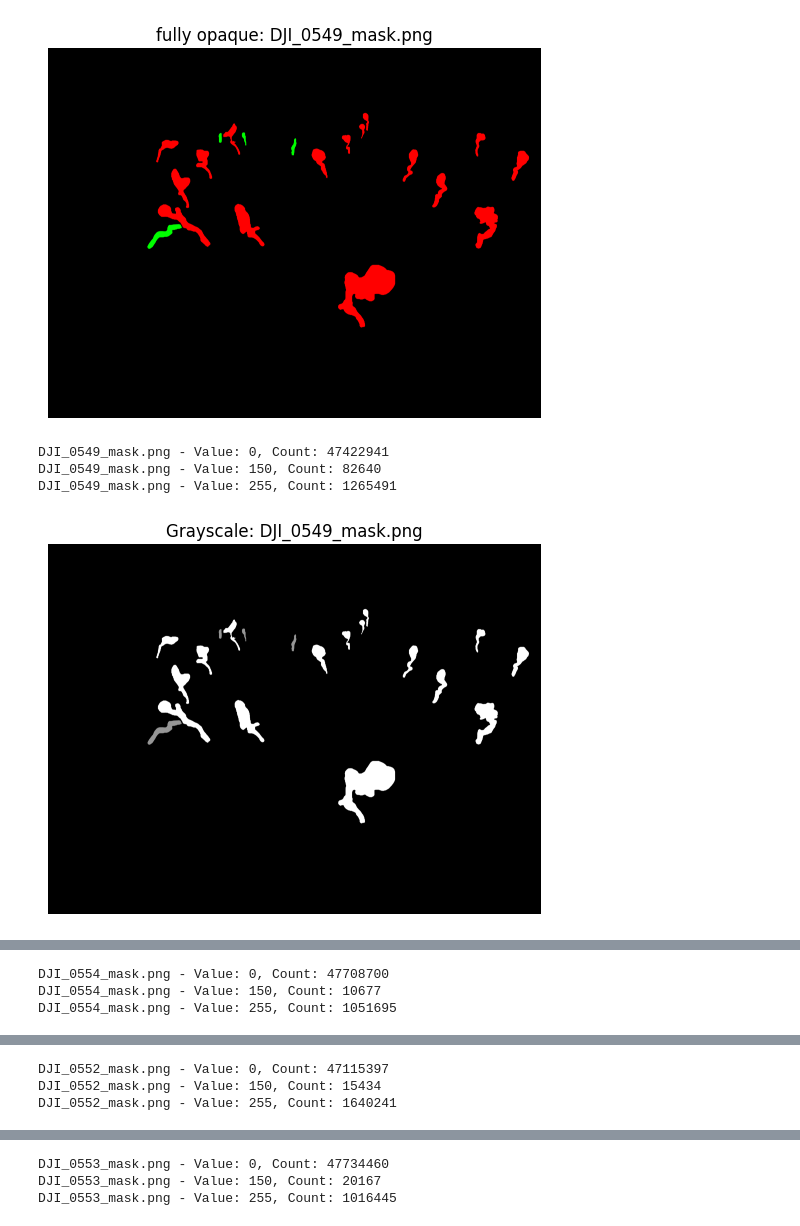
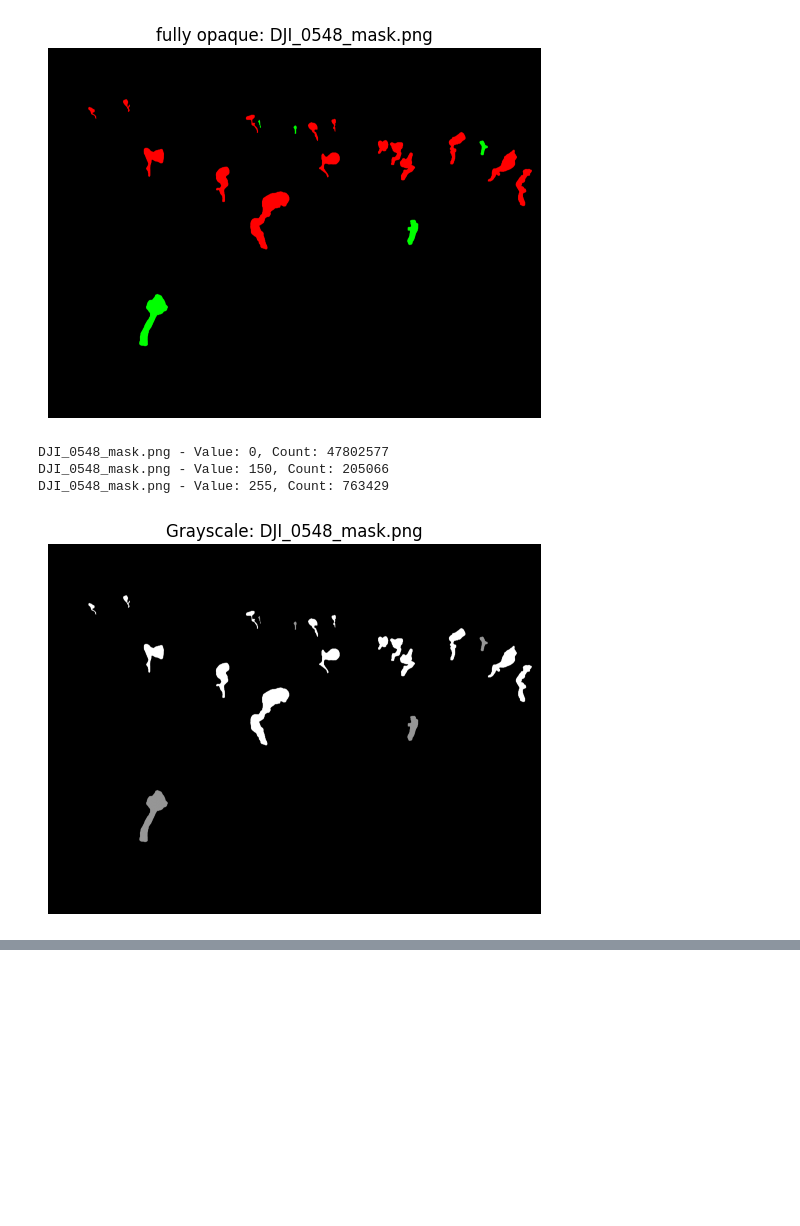
Before and after one commit to frothaut/thesis, a Jupyter notebook: masks.ipynb, the cells around one changed output, grey strips where cells are left out. Saved outputs shown, nothing was run; the diff lists cells and outputs as text; code cells hidden in the pictures; blank space fills up the shorter version.

```diff
--- a/masks.ipynb
+++ b/masks.ipynb
@@ -53,9 +53,17 @@ def fill_regions(image_path, output_path,
     # 8. Save result: only black, red, and green pixels will appear
     cv2.imwrite(output_path, canvas)
     print(f"Saved strict-color image to '{output_path}'")
-indir = "/Users/filiprothaut/Downloads/masken"
-outdir = "/Users/filiprothaut/Downloads/masken/filled"
+indir = "C:/Users/dmz-user/Downloads/masken"
+outdir = "C:/Users/dmz-user/Downloads/masken/filled"
+filled = os.listdir(outdir)
+num_done = []
+for d in filled:
+    d = d.split("_")[1]
+    num_done.append(d)
 for filename in os.listdir(indir):
     if filename.endswith(".png"):
-        fill_regions(os.path.join(indir, filename), os.path.join(outdir, filename),closing_kernel_size=7)
+        num = filename.split("_")[1]
+        if num not in num_done:
+            num_done.append(num)
+            fill_regions(os.path.join(indir, filename), os.path.join(outdir, filename),closing_kernel_size=7)
 # %% [output]
@@ -79,7 +79,7 @@ import cv2
 Image.MAX_IMAGE_PIXELS = None
 
 # Directory containing images
-input_folder = "/Users/filiprothaut/Downloads/masken/filled"
+input_folder = outdir
 output_folder = "images/masks"
 os.makedirs(output_folder, exist_ok=True)
 
@@ -107,40 +107,44 @@ def process_image(filepath, output_path):
     arr[:, :, 3][arr[:, :, 3] > 0] = 255
     img = Image.fromarray(arr).convert("RGB")
     imarr = np.array(img)
     plt.imshow(imarr, cmap='gray')
     plt.title(f"fully opaque: {os.path.basename(filepath)}")
     plt.axis('off')
     plt.show()
 
 
     # Convert to grayscale
     gray_image = custom_rgb_to_grayscale(imarr)
 
     # Save the grayscale result
     result_img = Image.fromarray(gray_image)
     result_img.save(output_path)
 
     # Print pixel value counts
     values, counts = np.unique(gray_image, return_counts=True)
     for v, c in zip(values, counts):
         print(f"{os.path.basename(filepath)} - Value: {v}, Count: {c}")
 
     # Optional: Show image
     plt.imshow(gray_image, cmap='gray')
     plt.title(f"Grayscale: {os.path.basename(filepath)}")
     plt.axis('off')
     plt.show()
 
-# Process all PNG images in the folder
+masks_done = os.listdir(output_folder)
+number_masks = []
+for m in masks_done:
+    number_masks.append(m.split("_")[1].split(".")[0])
 for filename in os.listdir(input_folder):
     if filename.lower().endswith(".png"):
-        input_path = os.path.join(input_folder, filename)
-        outname = "mask_"+filename.split("_")[1]+".png"
-        output_path = os.path.join(output_folder, outname)
-        process_image(input_path, output_path)
+        if filename.split("_")[1] not in number_masks:
+            input_path = os.path.join(input_folder, filename)
+            outname = "mask_"+filename.split("_")[1]+".png"
+            output_path = os.path.join(output_folder, outname)
+            process_image(input_path, output_path)
 # %% [output]
-[figure, old version]
+[figure, new version]
-DJI_0549_mask.png - Value: 0, Count: 47422941
-DJI_0549_mask.png - Value: 150, Count: 82640
-DJI_0549_mask.png - Value: 255, Count: 1265491
+DJI_0548_mask.png - Value: 0, Count: 47802577
+DJI_0548_mask.png - Value: 150, Count: 205066
+DJI_0548_mask.png - Value: 255, Count: 763429
-[figure, old version]
+[figure, new version]
@@ -148,3 +150,0 @@ DJI_0549_mask.png - Value: 255, Count: 1265491
-DJI_0554_mask.png - Value: 0, Count: 47708700
-DJI_0554_mask.png - Value: 150, Count: 10677
-DJI_0554_mask.png - Value: 255, Count: 1051695
@@ -153,3 +150,0 @@ DJI_0554_mask.png - Value: 255, Count: 1051695
-DJI_0552_mask.png - Value: 0, Count: 47115397
-DJI_0552_mask.png - Value: 150, Count: 15434
-DJI_0552_mask.png - Value: 255, Count: 1640241
@@ -158,3 +150,0 @@ DJI_0552_mask.png - Value: 255, Count: 1640241
-DJI_0553_mask.png - Value: 0, Count: 47734460
-DJI_0553_mask.png - Value: 150, Count: 20167
-DJI_0553_mask.png - Value: 255, Count: 1016445
```
Also changed, not shown: parts of 2 cells of this notebook, 2 other files.
